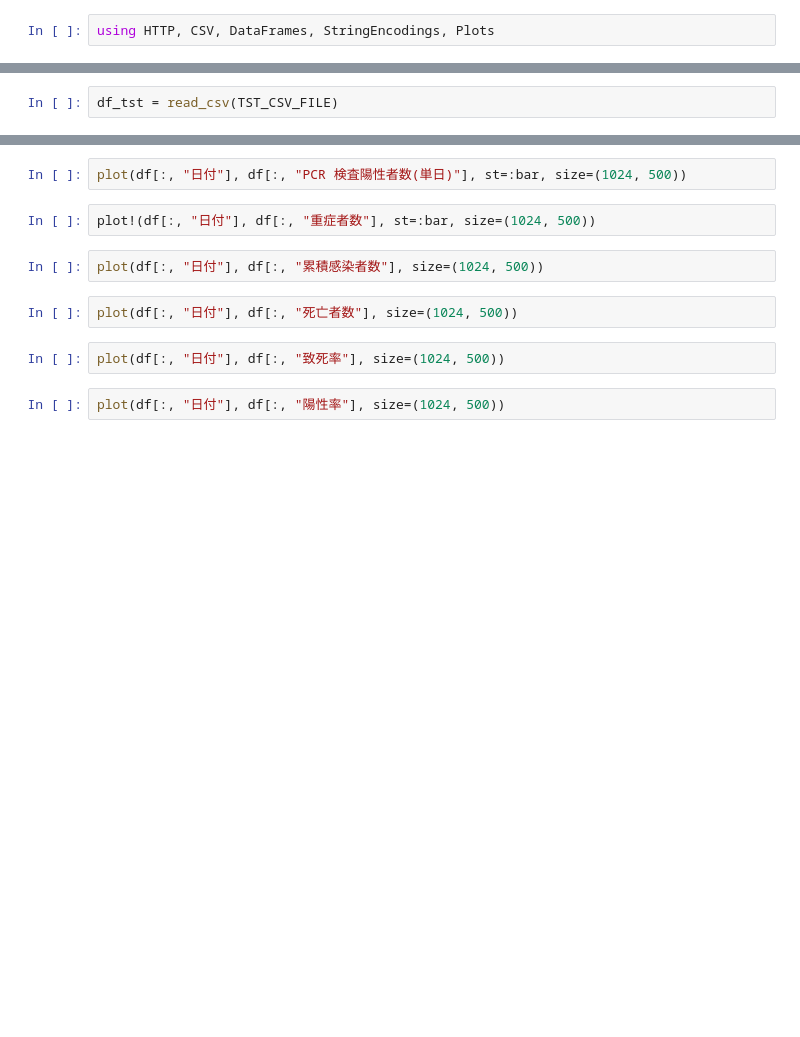
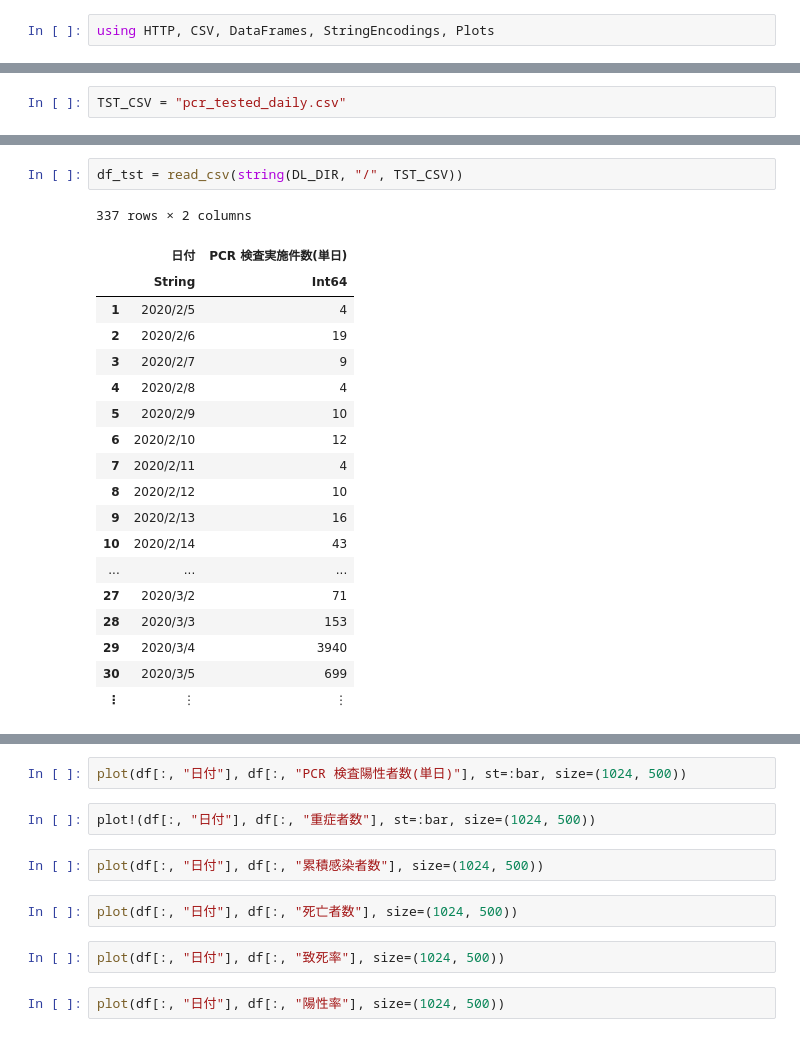
Before and after one commit to ume77/covid_19_jp_statistic, a Jupyter notebook: covid_19_jp.ipynb, the cells around one changed output, grey strips where cells are left out. Saved outputs shown, nothing was run; the diff lists cells and outputs as text; blank space fills up the shorter version.

```diff
--- a/covid_19_jp.ipynb
+++ b/covid_19_jp.ipynb
@@ -10,0 +11,2 @@ DTH_CSV_URL = "https://www.mhlw.go.jp/content/death_total.csv"
+# %%
+TST_CSV = "pcr_tested_daily.csv"
@@ -46,3 +128,23 @@ df_pos = read_csv(POS_CSV_FILE)
 # %%
-df_tst = read_csv(TST_CSV_FILE)
+df_tst = read_csv(string(DL_DIR, "/", TST_CSV))
+# %% [output]
+337 rows × 2 columns
+|  | 日付 | PCR 検査実施件数(単日) |
+|  | String | Int64 |
+| 1 | 2020/2/5 | 4 |
+| 2 | 2020/2/6 | 19 |
+| 3 | 2020/2/7 | 9 |
+| 4 | 2020/2/8 | 4 |
+| 5 | 2020/2/9 | 10 |
+| 6 | 2020/2/10 | 12 |
+| 7 | 2020/2/11 | 4 |
+| 8 | 2020/2/12 | 10 |
+| 9 | 2020/2/13 | 16 |
+| 10 | 2020/2/14 | 43 |
+| ... | ... | ... |
+| 27 | 2020/3/2 | 71 |
+| 28 | 2020/3/3 | 153 |
+| 29 | 2020/3/4 | 3940 |
+| 30 | 2020/3/5 | 699 |
+| ⋮ | ⋮ | ⋮ |
 # %%
```
Also changed, not shown: parts of 36 cells of this notebook.
